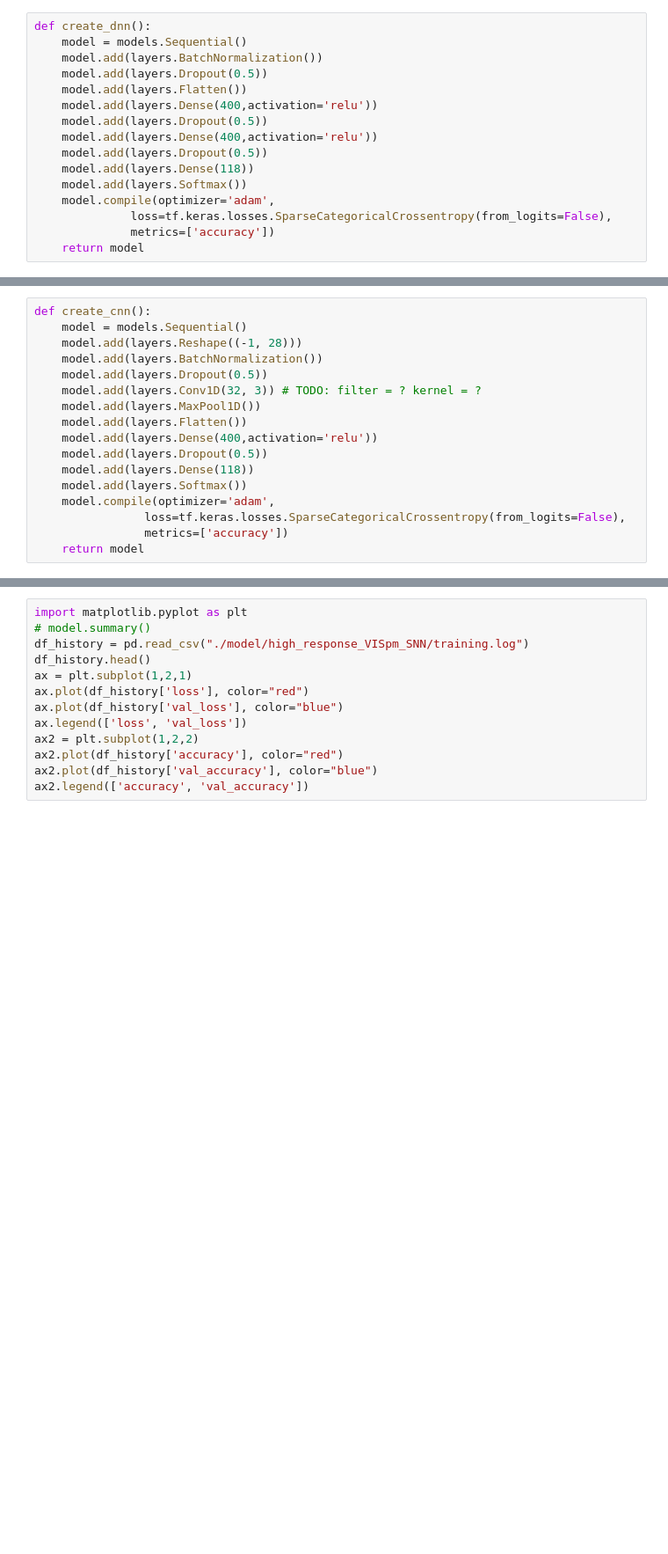
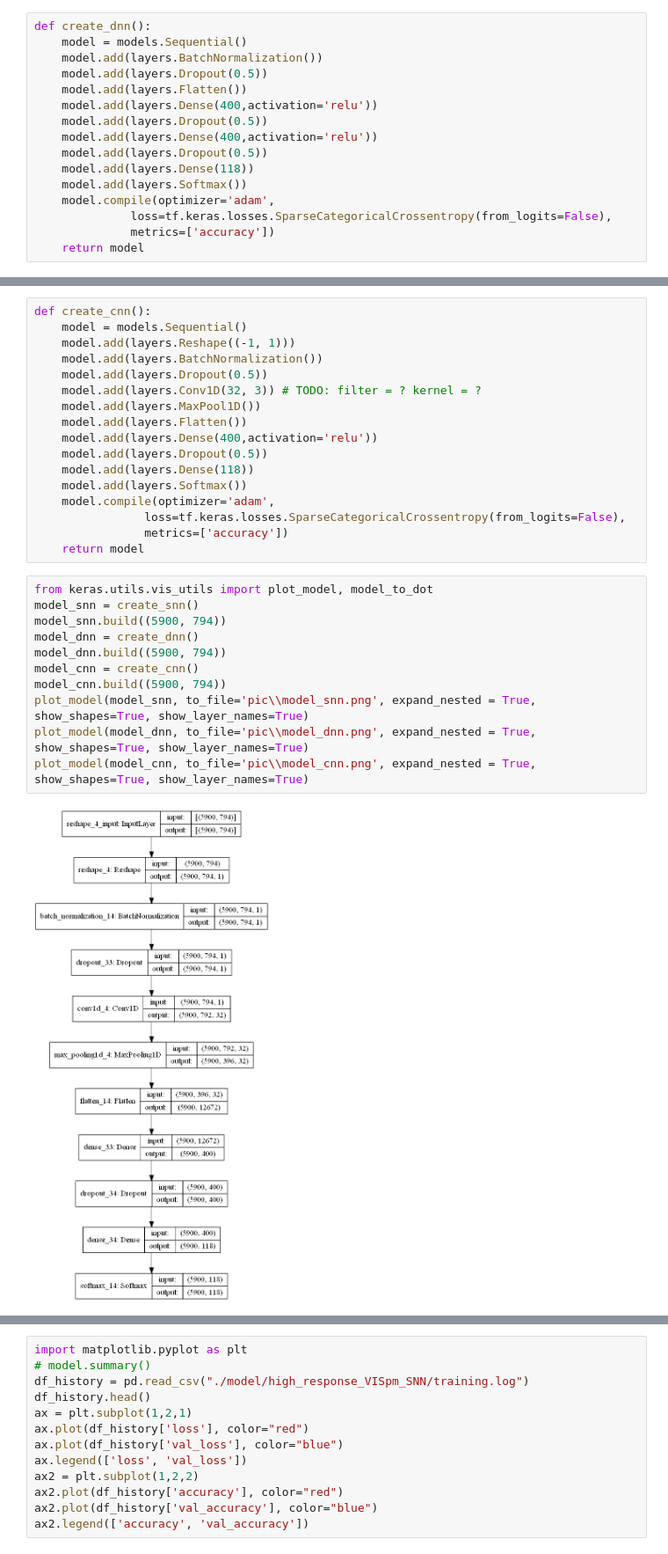
Before and after one commit to bjmiao/neural-decoding, a Jupyter notebook: abo_reproduce.ipynb, the cells around one changed output, grey strips where cells are left out. Shown at 88% size. Cells and saved outputs as stored; diff of their text form; blank space fills up the shorter version.

```diff
--- a/abo_reproduce.ipynb
+++ b/abo_reproduce.ipynb
@@ -352,7 +359,7 @@ def create_dnn():
 # %%
 def create_cnn():
     model = models.Sequential()
-    model.add(layers.Reshape((-1, 28)))
+    model.add(layers.Reshape((-1, 1)))
     model.add(layers.BatchNormalization())
     model.add(layers.Dropout(0.5))
     model.add(layers.Conv1D(32, 3)) # TODO: filter = ? kernel = ?
@@ -366,4 +373,17 @@ def create_cnn():
                 loss=tf.keras.losses.SparseCategoricalCrossentropy(from_logits=False),
                 metrics=['accuracy'])
     return model
+# %%
+from keras.utils.vis_utils import plot_model, model_to_dot
+model_snn = create_snn()
+model_snn.build((5900, 794))
+model_dnn = create_dnn()
+model_dnn.build((5900, 794))
+model_cnn = create_cnn()
+model_cnn.build((5900, 794))
+plot_model(model_snn, to_file='pic\\model_snn.png', expand_nested = True, show_shapes=True, show_layer_names=True)
+plot_model(model_dnn, to_file='pic\\model_dnn.png', expand_nested = True, show_shapes=True, show_layer_names=True)
+plot_model(model_cnn, to_file='pic\\model_cnn.png', expand_nested = True, show_shapes=True, show_layer_names=True)
+# %% [output]
+[figure, added]
 # %%
```
Also changed, not shown: parts of 17 cells of this notebook, 7 other files.
